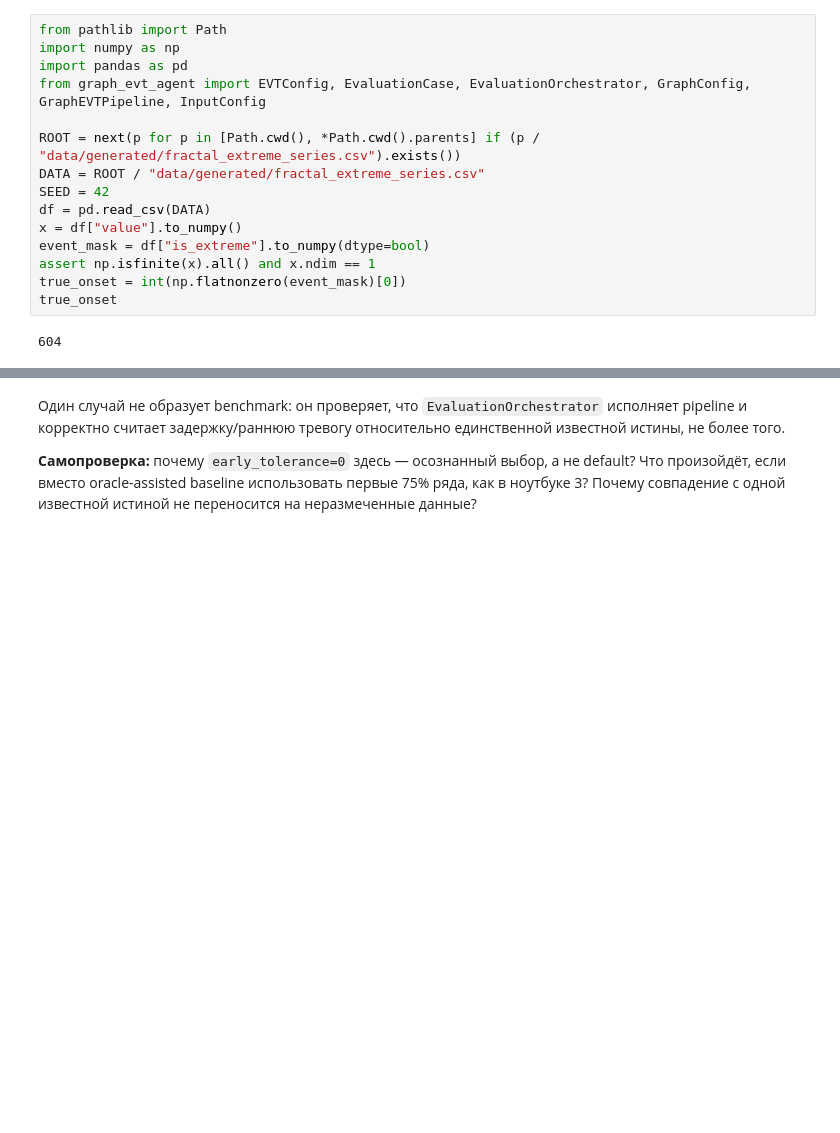
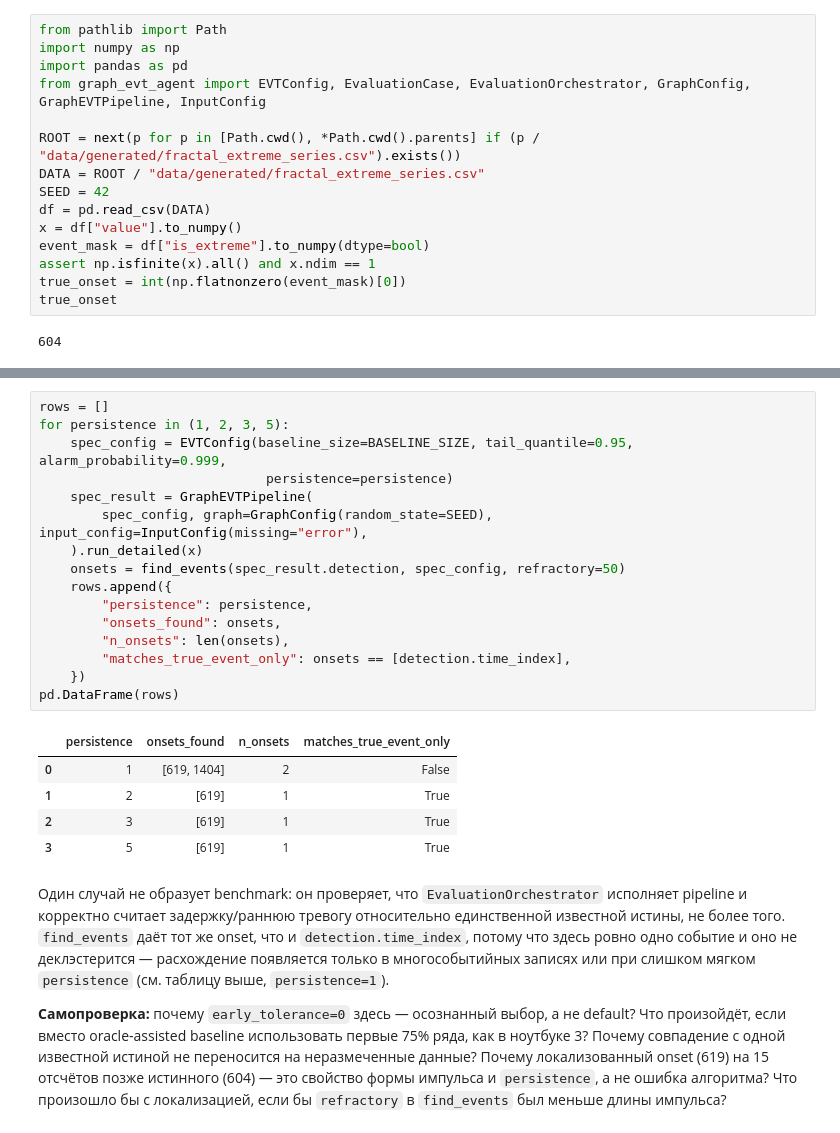
Before and after one commit to D2718281828nis/EVT-educational-demo, a Jupyter notebook: demo/evt-educational-demo/notebooks/1-d/07_evaluation_orchestrator.ipynb, the cells around one changed output, grey strips where cells are left out. Cells and saved outputs as stored; diff of their text form; blank space fills up the shorter version.

```diff
--- a/demo/evt-educational-demo/notebooks/1-d/07_evaluation_orchestrator.ipynb
+++ b/demo/evt-educational-demo/notebooks/1-d/07_evaluation_orchestrator.ipynb
@@ -43,4 +112,26 @@ Summary: {'1-d': {'cases': 1, 'hit': 1, 'miss': 0, 'early_alarm': 0, 'false_alar
+# %%
+rows = []
+for persistence in (1, 2, 3, 5):
+    spec_config = EVTConfig(baseline_size=BASELINE_SIZE, tail_quantile=0.95, alarm_probability=0.999,
+                             persistence=persistence)
+    spec_result = GraphEVTPipeline(
+        spec_config, graph=GraphConfig(random_state=SEED), input_config=InputConfig(missing="error"),
+    ).run_detailed(x)
+    onsets = find_events(spec_result.detection, spec_config, refractory=50)
+    rows.append({
+        "persistence": persistence,
+        "onsets_found": onsets,
+        "n_onsets": len(onsets),
+        "matches_true_event_only": onsets == [detection.time_index],
+    })
+pd.DataFrame(rows)
+# %% [output]
+|  | persistence | onsets_found | n_onsets | matches_true_event_only |
+| 0 | 1 | [619, 1404] | 2 | False |
+| 1 | 2 | [619] | 1 | True |
+| 2 | 3 | [619] | 1 | True |
+| 3 | 5 | [619] | 1 | True |
 # %% [markdown]
-Один случай не образует benchmark: он проверяет, что `EvaluationOrchestrator` исполняет pipeline и корректно считает задержку/раннюю тревогу относительно единственной известной истины, не более того.
+Один случай не образует benchmark: он проверяет, что `EvaluationOrchestrator` исполняет pipeline и корректно считает задержку/раннюю тревогу относительно единственной известной истины, не более того. `find_events` даёт тот же onset, что и `detection.time_index`, потому что здесь ровно одно событие и оно не деклэстерится — расхождение появляется только в многособытийных записях или при слишком мягком `persistence` (см. таблицу выше, `persistence=1`).
 
-**Самопроверка:** почему `early_tolerance=0` здесь — осознанный выбор, а не default? Что произойдёт, если вместо oracle-assisted baseline использовать первые 75% ряда, как в ноутбуке 3? Почему совпадение с одной известной истиной не переносится на неразмеченные данные?
+**Самопроверка:** почему `early_tolerance=0` здесь — осознанный выбор, а не default? Что произойдёт, если вместо oracle-assisted baseline использовать первые 75% ряда, как в ноутбуке 3? Почему совпадение с одной известной истиной не переносится на неразмеченные данные? Почему локализованный onset (619) на 15 отсчётов позже истинного (604) — это свойство формы импульса и `persistence`, а не ошибка алгоритма? Что произошло бы с локализацией, если бы `refractory` в `find_events` был меньше длины импульса?
```
Also changed, not shown: parts of 6 cells of this notebook, 13 other files.
